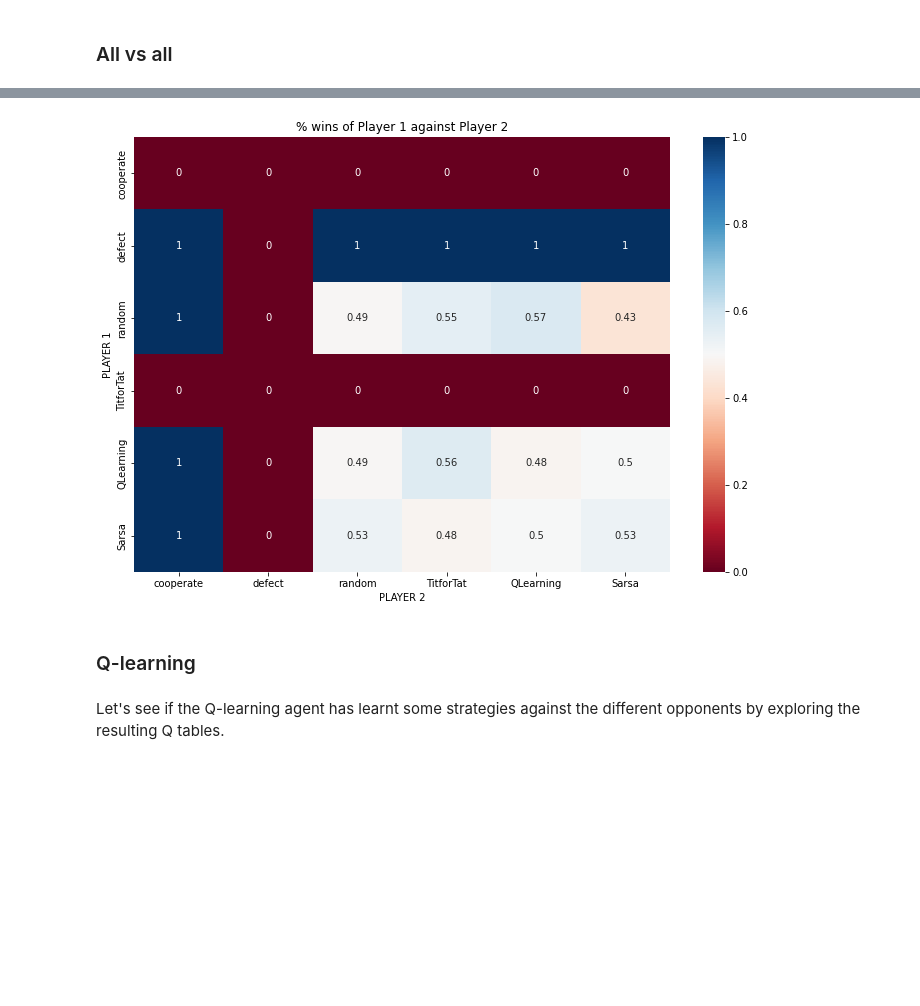
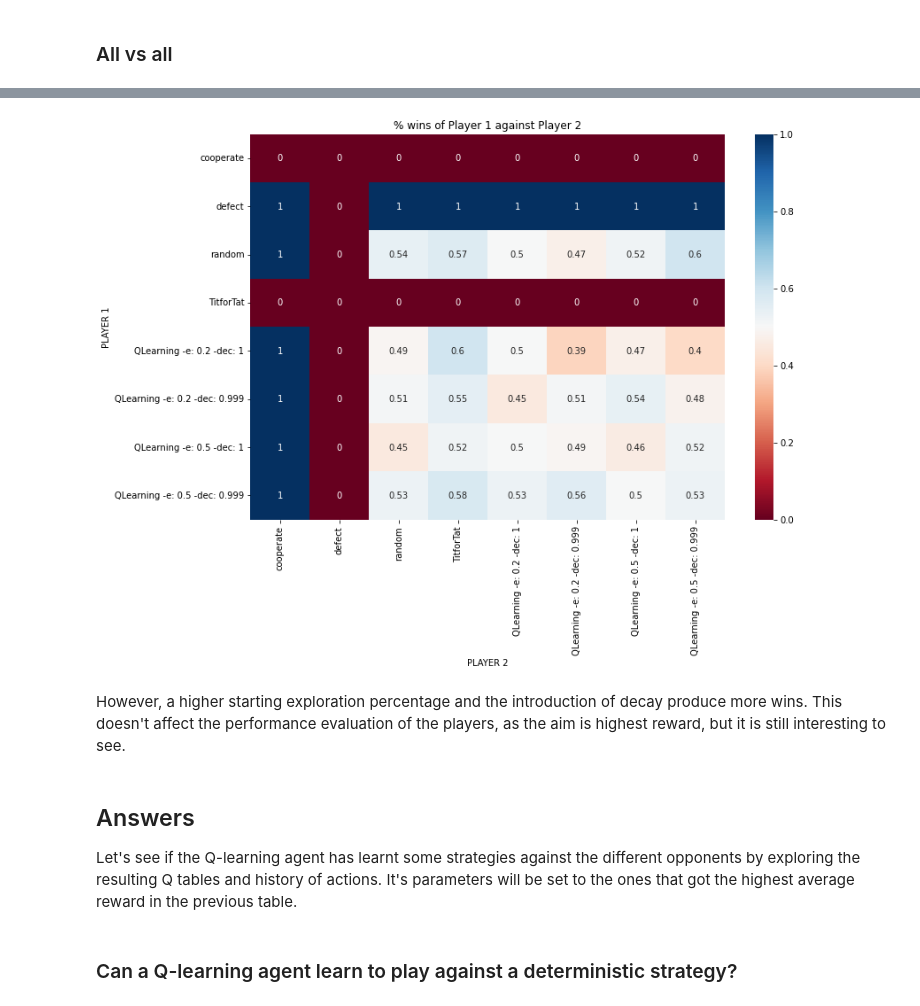
Before and after one commit to ireneferfo/RL_exam, a Jupyter notebook: Prisoners_dilemma.ipynb, the cells around one changed output, grey strips where cells are left out. Cells and saved outputs as stored; diff of their text form; code cells hidden in the pictures; blank space fills up the shorter version.

```diff
--- a/Prisoners_dilemma.ipynb
+++ b/Prisoners_dilemma.ipynb
@@ -167,7 +170,7 @@ payoff =[[(3,3),(0,5)],[(5,0),(1,1)]]
 actions = [0,1]
 g = Game(payoff, actions)
 
-strategies = [Cooperate(), Defect(), Random(), TitforTat(), QLearning()]
+strategies = [Cooperate(), Defect(), Random(), TitforTat(), QLearning(epsilon = 0.2), QLearning(epsilon = 0.5), QLearning(epsilon=0.5, decay = 0.999)]
 avg_reward_table = []
 wins_table = []
 runs = 100
@@ -195,6 +198,6 @@ for player1 in strategies:
 df = pd.DataFrame(avg_reward_table, index = [s.name for s in strategies], columns = [s.name for s in strategies])
 
 plt.figure(figsize = (12,8))
-s = sn.heatmap(df, annot=True, cmap = 'RdBu')
+s = sn.heatmap(df, annot=True, cmap = 'RdBu', fmt = '.4g')
 s.set(xlabel='PLAYER 2', ylabel='PLAYER 1', title=f'Average reward per game of Player 1 against Player 2');
 # %% [output]
@@ -209,15 +214,19 @@ To help answer the original questions, let's plot also the percentage of wins.
 # %%
 df = pd.DataFrame(wins_table, index = [s.name for s in strategies], columns = [s.name for s in strategies])
 
 plt.figure(figsize = (12,8))
-s = sn.heatmap(df, annot=True, cmap = 'RdBu')
+s = sn.heatmap(df, annot=True, cmap = 'RdBu', fmt = '.4g')
 s.set(xlabel='PLAYER 2', ylabel='PLAYER 1', title=f'% wins of Player 1 against Player 2');
 # %% [output]
-[figure, old version]
+[figure, new version]
-# %% [markdown]
-### Q-learning
+# %% [markdown]
+However, a higher starting exploration percentage and the introduction of decay produce more wins. This doesn't affect the performance evaluation of the players, as the aim is highest reward, but it is still interesting to see.
 # %% [markdown]
-Let's see if the Q-learning agent has learnt some strategies against the different opponents by exploring the resulting Q tables.
+## Answers
+
+Let's see if the Q-learning agent has learnt some strategies against the different opponents by exploring the resulting Q tables and history of actions. It's parameters will be set to the ones that got the highest average reward in the previous table.
+# %% [markdown]
+### Can a Q-learning agent learn to play against a deterministic strategy?
 # %%
 # how to read the Q table:
 # first as states:
```
Also changed, not shown: parts of 24 cells of this notebook.
